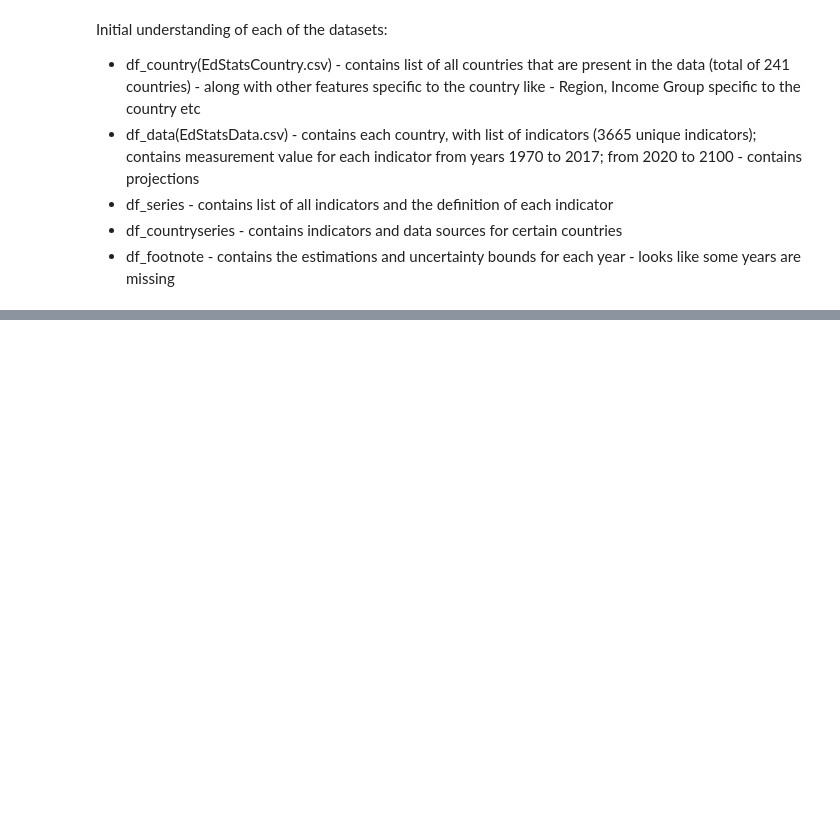
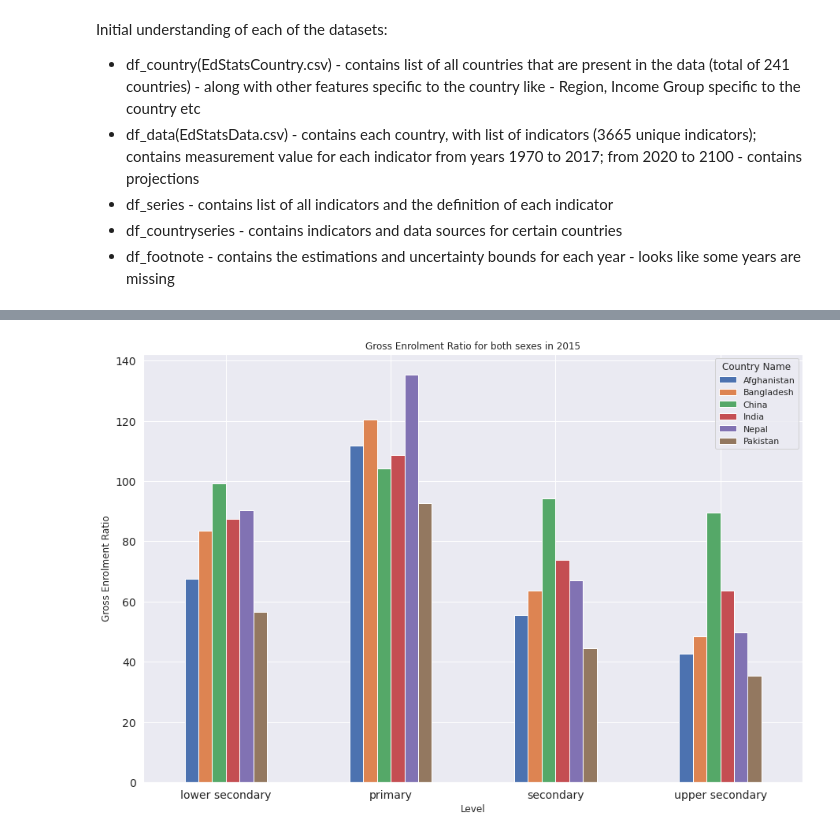
Before and after one commit to nikhilans/global-education-analysis, a Jupyter notebook: CH_Nikhila_N_S_World_Bank_Global_Education_Analysis_Capstone_Project.ipynb, the cells around one changed output, grey strips where cells are left out. Cells and saved outputs as stored; diff of their text form; code cells hidden in the pictures; blank space fills up the shorter version.

```diff
--- a/CH_Nikhila_N_S_World_Bank_Global_Education_Analysis_Capstone_Project.ipynb
+++ b/CH_Nikhila_N_S_World_Bank_Global_Education_Analysis_Capstone_Project.ipynb
@@ -551,0 +670,11 @@ Initial understanding of each of the datasets:
+# %%
+# filter countries
+ctr_df = df2.loc[df2['Country Code'].isin(['IND', 'NPL', 'PAK', 'CHN', 'BGD', 'AFG'])][['Country Name', 'Indicator Name', '2015']]
+
+# filter for Indicators
+list1 = ['Gross enrolment ratio, lower secondary, both sexes (%)', 'Gross enrolment ratio, primary, both sexes (%)', 'Gross enrolment ratio, secondary, both sexes (%)',
+         'Gross enrolment ratio, upper secondary, both sexes (%)']
+filter1 = ctr_df.loc[ctr_df['Indicator Name'].isin(list1)]
+# %%
+filter2 = filter1.pivot(index='Indicator Name', columns='Country Name', values='2015').reset_index()
+filter2
@@ -551,0 +687,4 @@ Initial understanding of each of the datasets:
+# %%
+filter2['Levels'] = ['lower secondary', 'primary', 'secondary', 'upper secondary']
+filter2.set_index('Levels', inplace=True)
+filter2
@@ -551,0 +698,13 @@ Initial understanding of each of the datasets:
+# %%
+a = filter2.drop(['Indicator Name'], axis=1)
+
+a.plot.bar(figsize = (15,10),fontsize = 14)
+
+plt.title('Gross Enrolment Ratio for both sexes in 2015')
+plt.ylabel('Gross Enrolment Ratio')
+plt.xlabel('Level')
+plt.xticks(rotation=0)
+
+plt.show()
+# %% [output]
+[figure, added]
```
Also changed, not shown: parts of 27 cells of this notebook.
